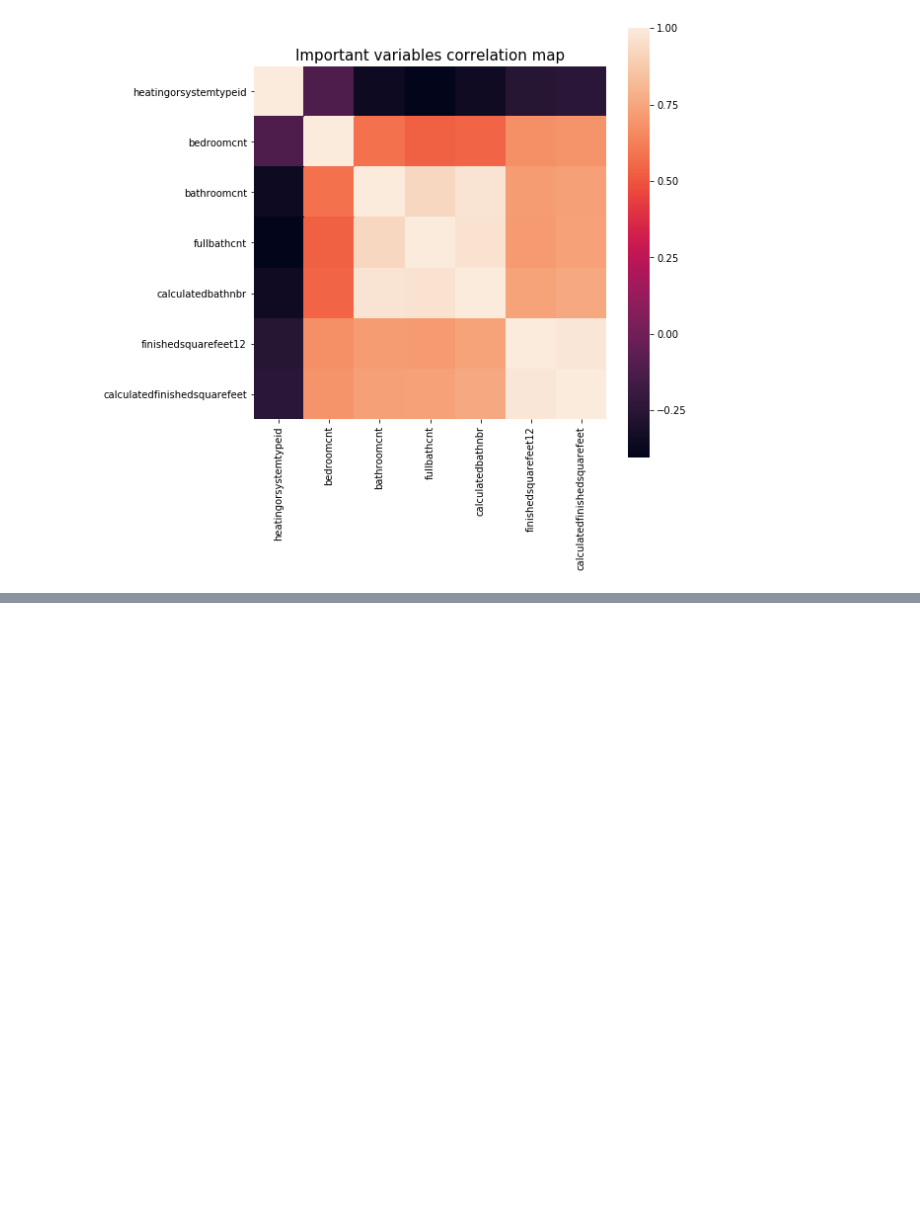
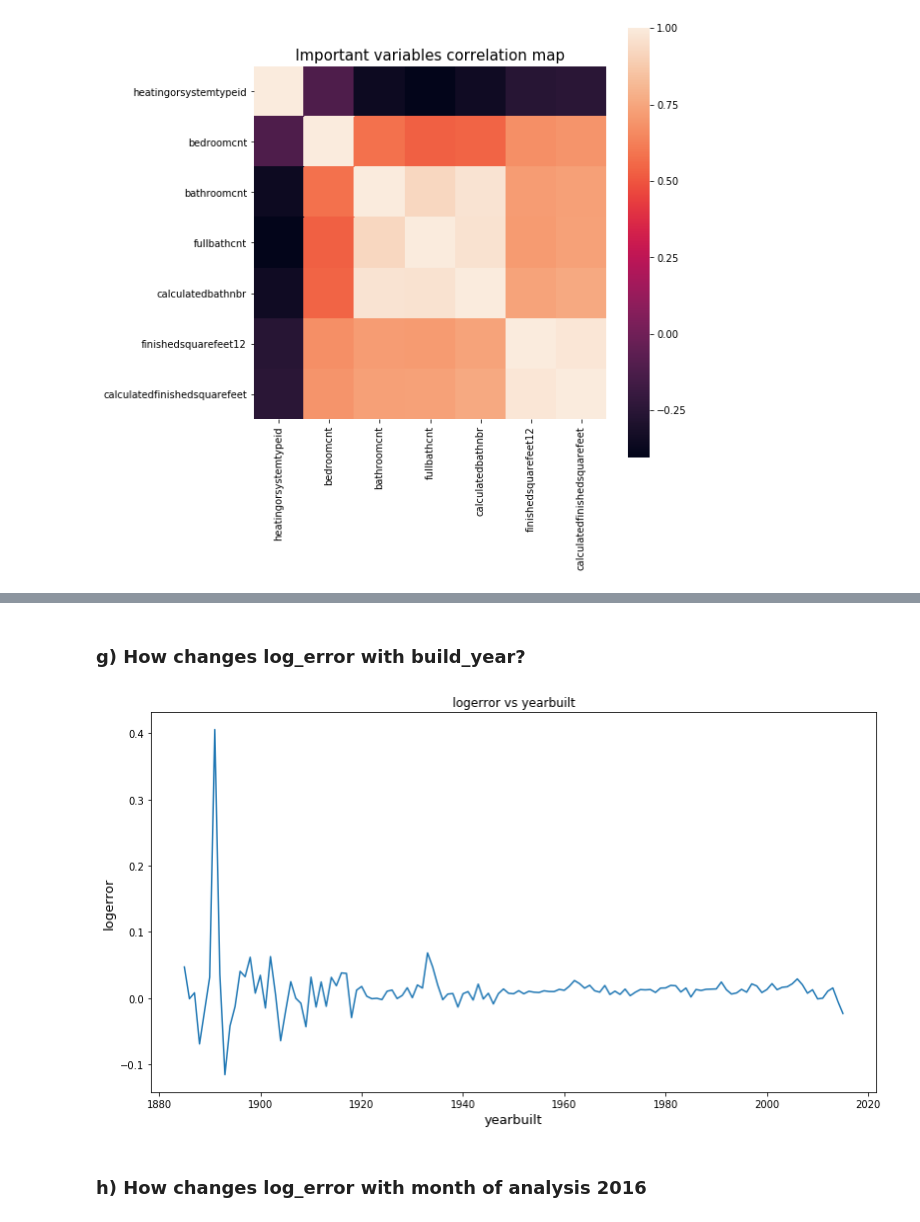
Before and after one commit to cbartolm/Zillow_challenge, a Jupyter notebook: Zillow's EDA - Project assignment 1.ipynb, the cells around one changed output, grey strips where cells are left out. Cells and saved outputs as stored; diff of their text form; code cells hidden in the pictures; blank space fills up the shorter version.

```diff
--- a/Zillow's EDA - Project assignment 1.ipynb
+++ b/Zillow's EDA - Project assignment 1.ipynb
@@ -241,0 +258,15 @@ http://pandas.pydata.org/pandas-docs/stable/indexing.html#ix-indexer-is-deprecat
+# %% [markdown]
+### g) How changes log_error with build_year?
+# %%
+yearBuilt_vs_logerror = entire_dataset_df.groupby(['yearbuilt'])["logerror"].mean().fillna(0)
+# %%
+plt.figure(num = 5, figsize=(13,7))
+plt.plot(yearBuilt_vs_logerror)
+plt.xlabel('yearbuilt', fontsize=13)
+plt.ylabel('logerror', fontsize=13)
+plt.title("Logerror vs yearbuilt")
+plt.show()
+# %% [output]
+[figure, added]
+# %% [markdown]
+### h)  How changes log_error with month of analysis 2016
```
Also changed, not shown: parts of 5 cells of this notebook.
